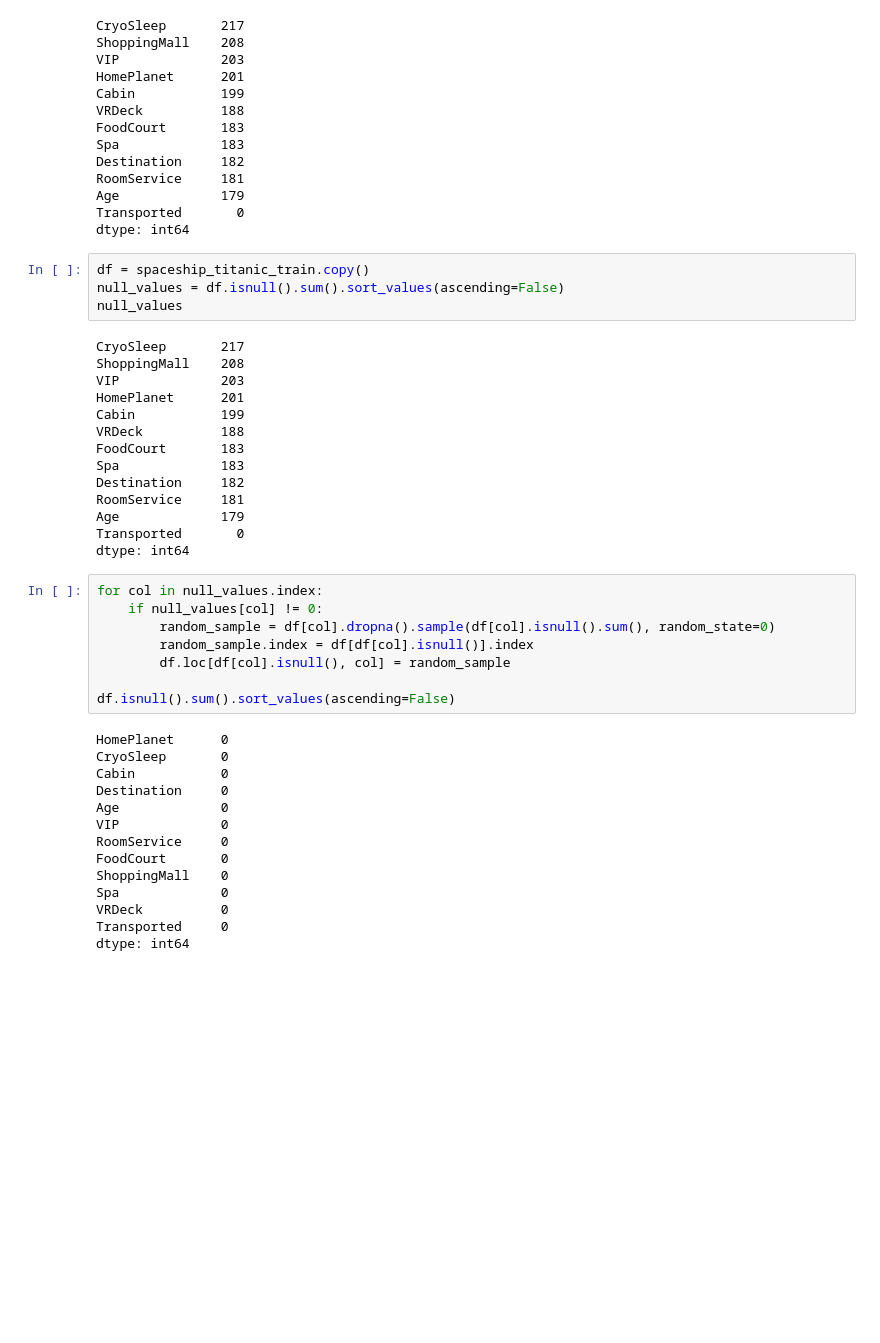
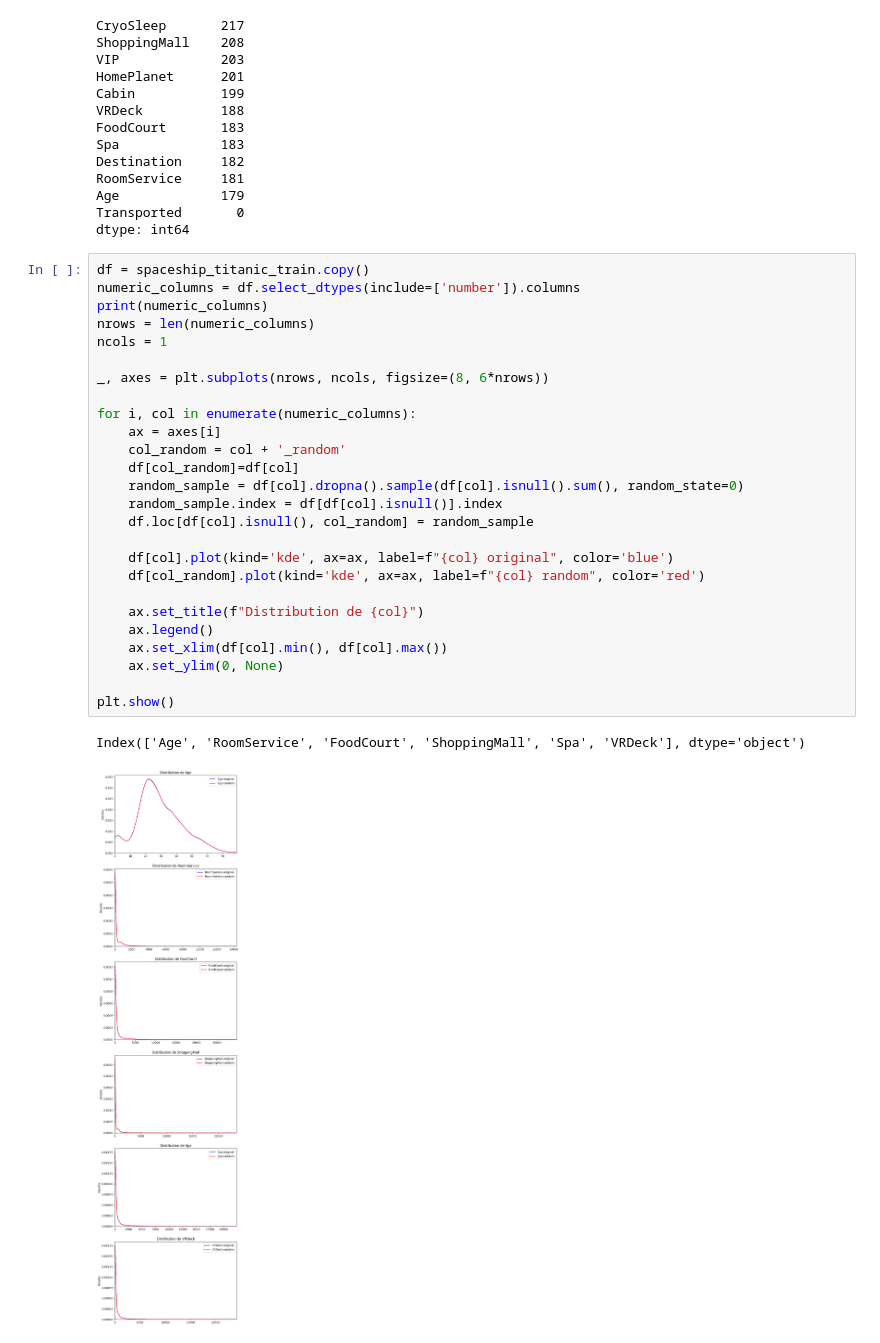
Before and after one commit to DiarafaSoukouna/project-kaggle, a Jupyter notebook: TiemokoSogodogo.ipynb, the cells around one changed output. Saved outputs shown, nothing was run; the diff lists cells and outputs as text; blank space fills up the shorter version.

```diff
--- a/TiemokoSogodogo.ipynb
+++ b/TiemokoSogodogo.ipynb
@@ -138,43 +138,32 @@ RoomService     181
 Age             179
 Transported       0
 dtype: int64
-# %%
-df = spaceship_titanic_train.copy()
-null_values = df.isnull().sum().sort_values(ascending=False)
-null_values
-# %% [output]
-CryoSleep       217
-ShoppingMall    208
-VIP             203
-HomePlanet      201
-Cabin           199
-VRDeck          188
-FoodCourt       183
-Spa             183
-Destination     182
-RoomService     181
-Age             179
-Transported       0
-dtype: int64
-# %%
-for col in null_values.index:
-    if null_values[col] != 0:
-        random_sample = df[col].dropna().sample(df[col].isnull().sum(), random_state=0)
-        random_sample.index = df[df[col].isnull()].index
-        df.loc[df[col].isnull(), col] = random_sample
-
-df.isnull().sum().sort_values(ascending=False)
-# %% [output]
-HomePlanet      0
-CryoSleep       0
-Cabin           0
-Destination     0
-Age             0
-VIP             0
-RoomService     0
-FoodCourt       0
-ShoppingMall    0
-Spa             0
-VRDeck          0
-Transported     0
-dtype: int64
+# %%
+df = spaceship_titanic_train.copy()
+numeric_columns = df.select_dtypes(include=['number']).columns
+print(numeric_columns)
+nrows = len(numeric_columns)
+ncols = 1
+
+_, axes = plt.subplots(nrows, ncols, figsize=(8, 6*nrows))
+
+for i, col in enumerate(numeric_columns):
+    ax = axes[i]
+    col_random = col + '_random'
+    df[col_random]=df[col]
+    random_sample = df[col].dropna().sample(df[col].isnull().sum(), random_state=0)
+    random_sample.index = df[df[col].isnull()].index
+    df.loc[df[col].isnull(), col_random] = random_sample
+
+    df[col].plot(kind='kde', ax=ax, label=f"{col} original", color='blue')
+    df[col_random].plot(kind='kde', ax=ax, label=f"{col} random", color='red')
+
+    ax.set_title(f"Distribution de {col}")
+    ax.legend()
+    ax.set_xlim(df[col].min(), df[col].max())
+    ax.set_ylim(0, None)
+
+plt.show()
+# %% [output]
+Index(['Age', 'RoomService', 'FoodCourt', 'ShoppingMall', 'Spa', 'VRDeck'], dtype='object')
+[figure, added]
```
Also changed, not shown: parts of 6 cells of this notebook.
